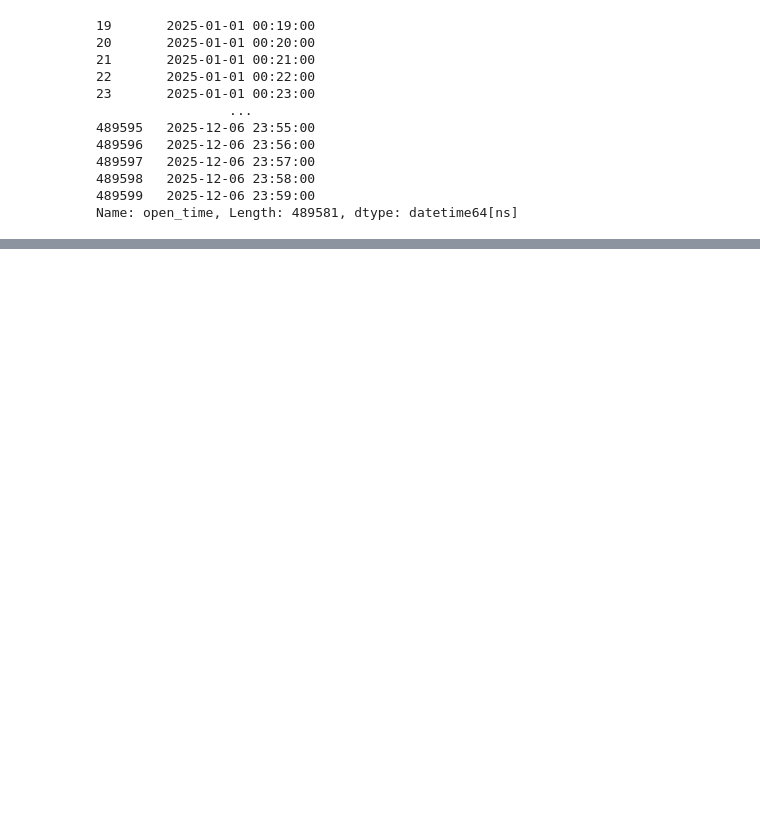
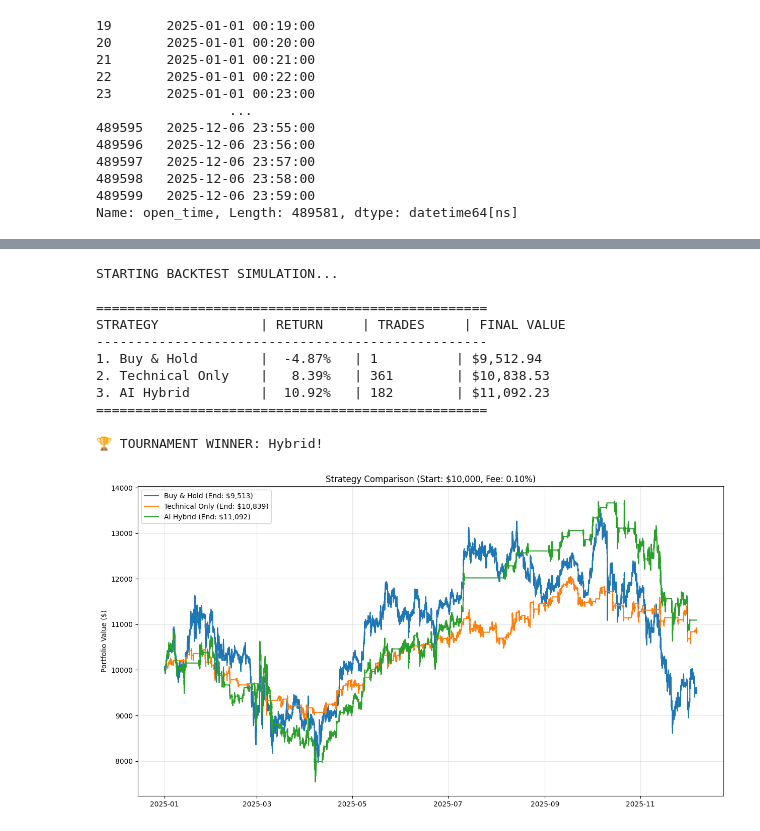
Before and after one commit to Bui-Minh-Quan/Data-Mining-Project, a Jupyter notebook: benchmark.ipynb, the cells around one changed output, grey strips where cells are left out. Saved outputs shown, nothing was run; the diff lists cells and outputs as text; code cells hidden in the pictures; blank space fills up the shorter version.

```diff
--- a/benchmark.ipynb
+++ b/benchmark.ipynb
@@ -1090,0 +1082,51 @@ STRATEGY             | RETURN     | TRADES     | FINAL VALUE
+# %%
+
+# Re-initialize engine with fixed class
+engine2 = BacktestEngine(initial_capital=10000, fee_pct=0.0001)
+
+print("STARTING BACKTEST SIMULATION...")
+
+if 'open_time' not in df_hybrid.columns:
+    df_hybrid = df_hybrid.reset_index()
+
+if 'open_time' not in df_tech.columns:
+    df_tech = df_tech.reset_index()
+
+# Run Simulations
+res_hodl2, trades_hodl2, ret_hodl2 = engine2.run_backtest(df_hodl, "Buy & Hold")
+res_tech2, trades_tech2, ret_tech2 = engine2.run_backtest(df_tech, "Technical Only")
+res_hybrid2, trades_hybrid2, ret_hybrid2 = engine2.run_backtest(df_hybrid, "AI Hybrid")
+
+
+# --- 4. THE PERFORMANCE REPORT ---
+print("\n" + "="*50)
+print(f"{'STRATEGY':<20} | {'RETURN':<10} | {'TRADES':<10} | {'FINAL VALUE'}")
+print("-" * 50)
+print(f"{'1. Buy & Hold':<20} | {ret_hodl2:6.2f}%   | {len(trades_hodl2):<10} | ${res_hodl2['Portfolio_Value'].iloc[-1]:,.2f}")
+print(f"{'2. Technical Only':<20} | {ret_tech2:6.2f}%   | {len(trades_tech2):<10} | ${res_tech2['Portfolio_Value'].iloc[-1]:,.2f}")
+print(f"{'3. AI Hybrid':<20} | {ret_hybrid2:6.2f}%   | {len(trades_hybrid2):<10} | ${res_hybrid2['Portfolio_Value'].iloc[-1]:,.2f}")
+print("="*50)
+
+# Determine Winner
+winner2 = max([('Buy & Hold', ret_hodl2), ('Technical', ret_tech2), ('Hybrid', ret_hybrid2)], key=lambda x: x[1])
+print(f"\n🏆 TOURNAMENT WINNER: {winner2[0]}!")
+
+# Plot Visuals
+engine2.plot_results({
+    'Buy & Hold': res_hodl2,
+    'Technical Only': res_tech2,
+    'AI Hybrid': res_hybrid2
+})
+# %% [output]
+STARTING BACKTEST SIMULATION...
+
+==================================================
+STRATEGY             | RETURN     | TRADES     | FINAL VALUE
+--------------------------------------------------
+1. Buy & Hold        |  -4.87%   | 1          | $9,512.94
+2. Technical Only    |   8.39%   | 361        | $10,838.53
+3. AI Hybrid         |  10.92%   | 182        | $11,092.23
+==================================================
+
+🏆 TOURNAMENT WINNER: Hybrid!
+[figure, added]
```
Also changed, not shown: parts of 15 cells of this notebook.
